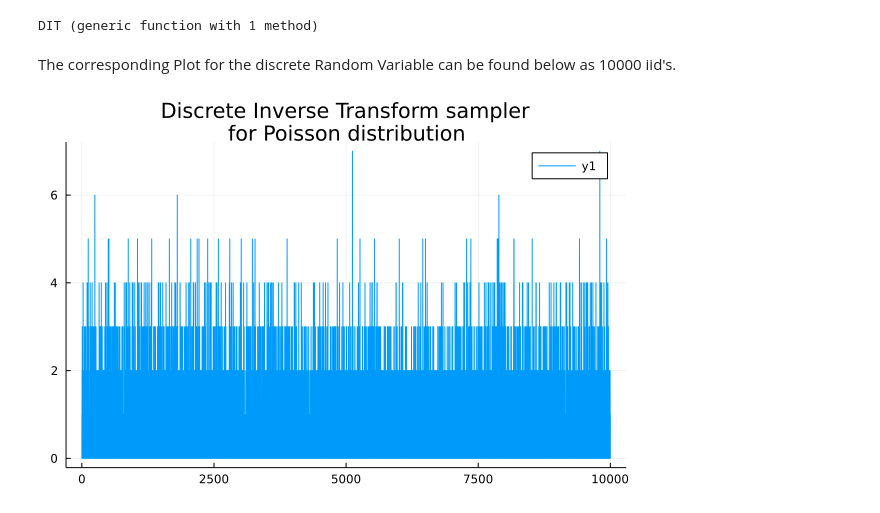
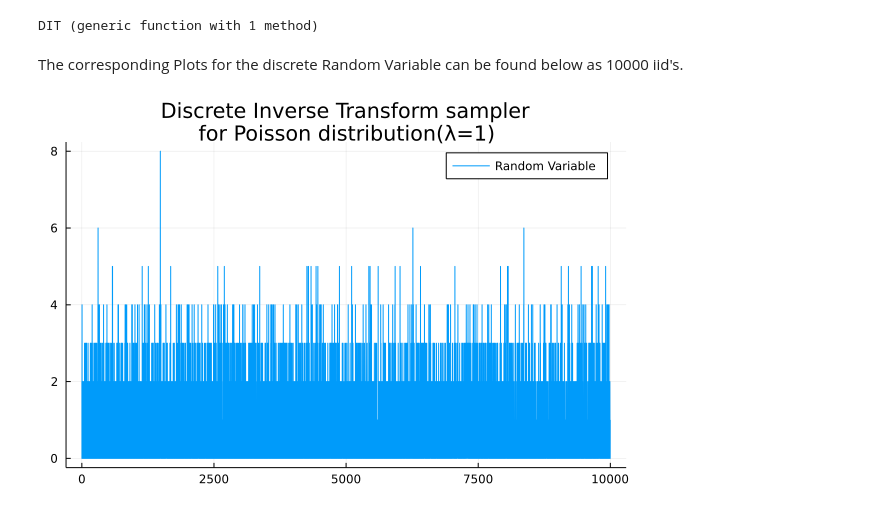
Before and after one commit to AbhishekPardhi/Markov-Chain-Monte-Carlo, a Jupyter notebook: Assignment1/Q1.ipynb, the cells around one changed output. Saved outputs shown, nothing was run; the diff lists cells and outputs as text; code cells hidden in the pictures.

```diff
--- a/Assignment1/Q1.ipynb
+++ b/Assignment1/Q1.ipynb
@@ -23,11 +23,11 @@ end
 # %% [output]
 DIT (generic function with 1 method)
 # %% [markdown]
-The corresponding Plot for the discrete Random Variable can be found below as 10000 iid's.
+The corresponding Plots for the discrete Random Variable can be found below as 10000 iid's.
 # %%
 λ = 1
 rep = 10000
 X = [DIT(λ) for i in 1:rep]
-plot(1:rep, X, title = "Discrete Inverse Transform sampler\nfor Poisson distribution")
+plot(1:rep, X, title = "Discrete Inverse Transform sampler\nfor Poisson distribution(λ=1)", label = "Random Variable")
 # %% [output]
-[figure, old version]
+[figure, new version]
```
Also changed, not shown: parts of 3 cells of this notebook.
